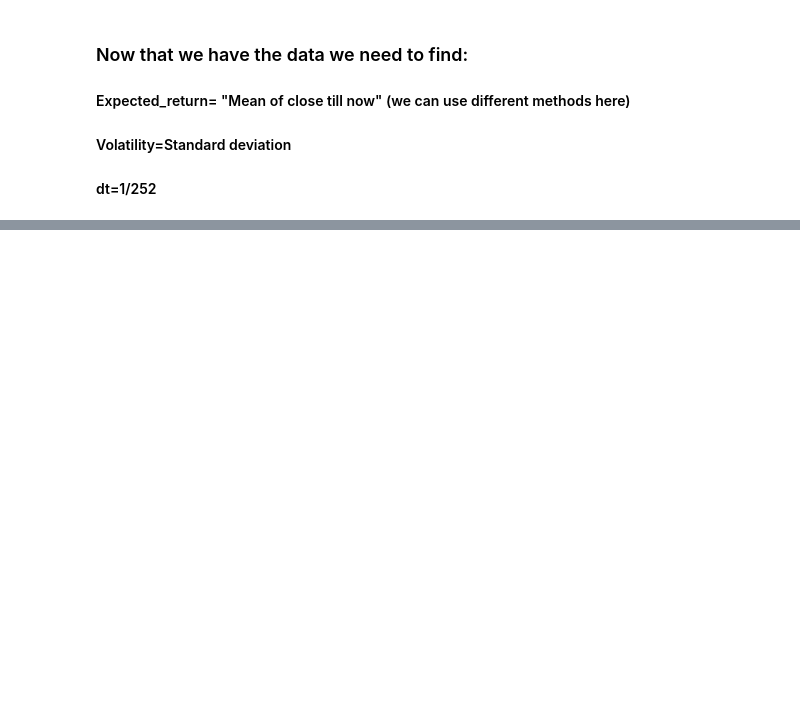
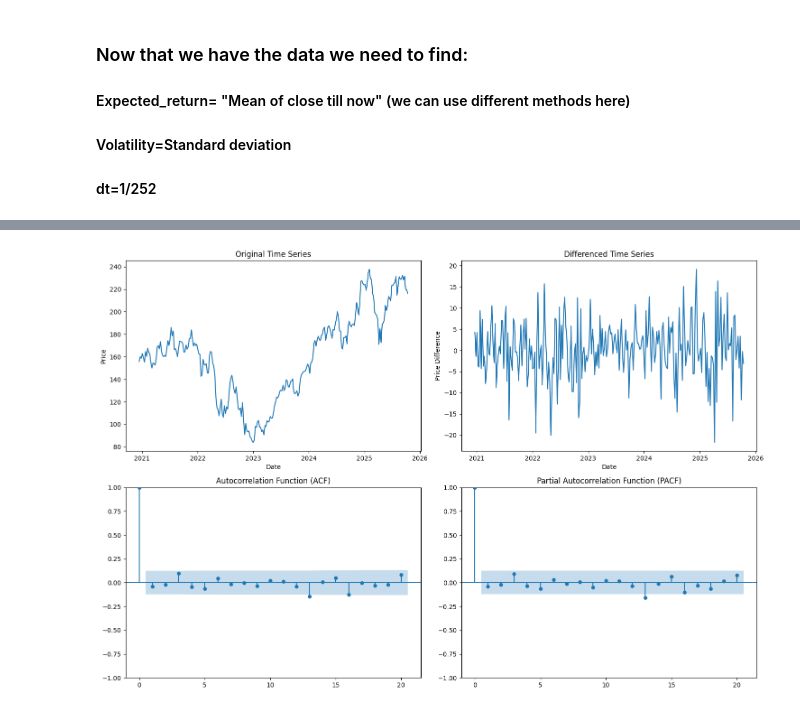
Before and after one commit to Ameya-Deshmukh26/Stock-Price-prediction-and-Technical-Indicators, a Jupyter notebook: Monte Carlo.ipynb, the cells around one changed output, grey strips where cells are left out. Saved outputs shown, nothing was run; the diff lists cells and outputs as text; code cells hidden in the pictures; blank space fills up the shorter version.

```diff
--- a/Monte Carlo.ipynb
+++ b/Monte Carlo.ipynb
@@ -165,0 +390,5 @@ https://pbpython.com/monte-carlo.html
+# %%
+# Make the series stationary if needed (differencing)
+train_diff = train.diff().dropna()
+print("\nChecking stationarity of differenced series:")
+is_stationary_diff = check_stationarity(train_diff)
@@ -165,0 +404,28 @@ https://pbpython.com/monte-carlo.html
+# %%
+# Plot ACF and PACF to help determine ARIMA parameters
+fig, axes = plt.subplots(2, 2, figsize=(15, 10))
+
+# Original series
+axes[0, 0].plot(train.index, train.values)
+axes[0, 0].set_title('Original Time Series')
+axes[0, 0].set_xlabel('Date')
+axes[0, 0].set_ylabel('Price')
+
+# Differenced series
+axes[0, 1].plot(train_diff.index, train_diff.values)
+axes[0, 1].set_title('Differenced Time Series')
+axes[0, 1].set_xlabel('Date')
+axes[0, 1].set_ylabel('Price Difference')
+
+# ACF plot
+plot_acf(train_diff.dropna(), lags=20, ax=axes[1, 0])
+axes[1, 0].set_title('Autocorrelation Function (ACF)')
+
+# PACF plot
+plot_pacf(train_diff.dropna(), lags=20, ax=axes[1, 1])
+axes[1, 1].set_title('Partial Autocorrelation Function (PACF)')
+
+plt.tight_layout()
+plt.show()
+# %% [output]
+[figure, added]
```
Also changed, not shown: parts of 38 cells of this notebook, 2 other files.
